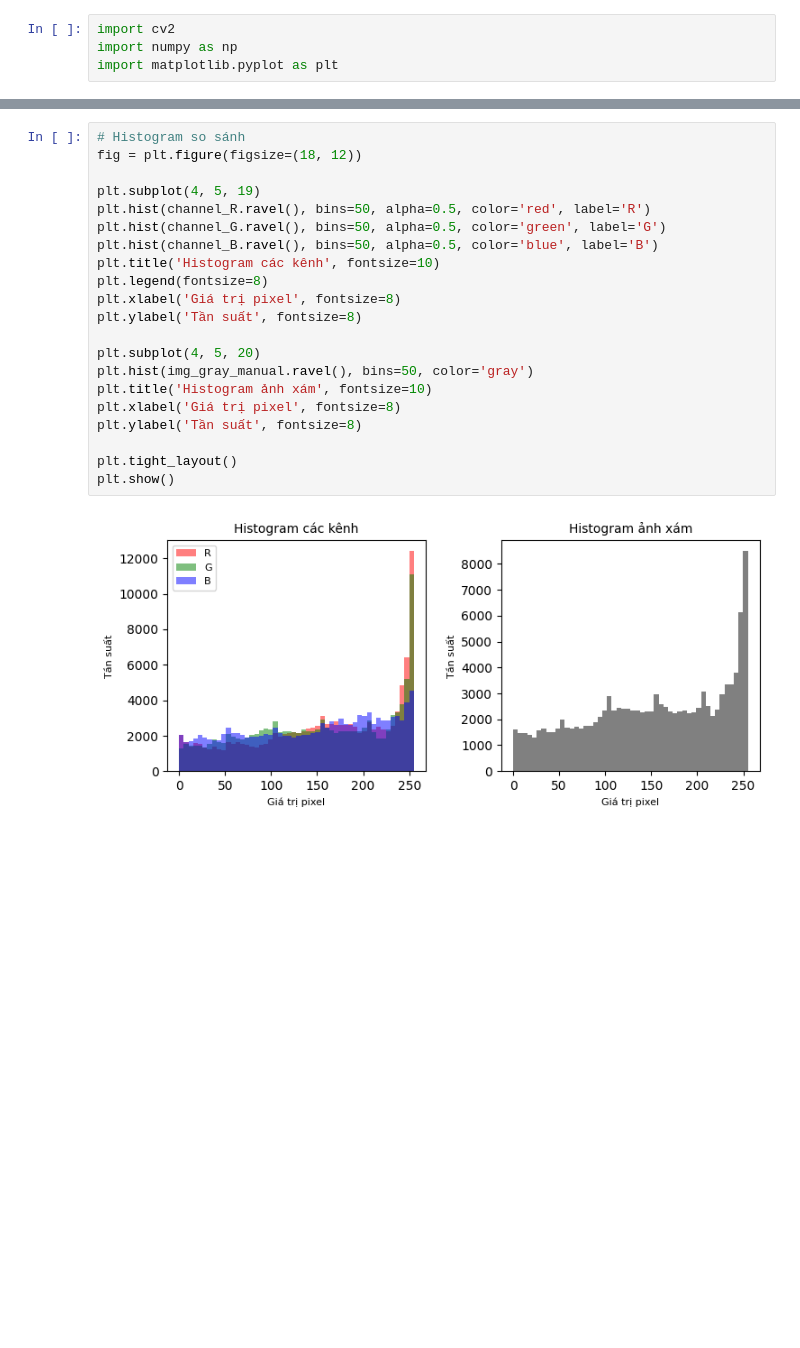
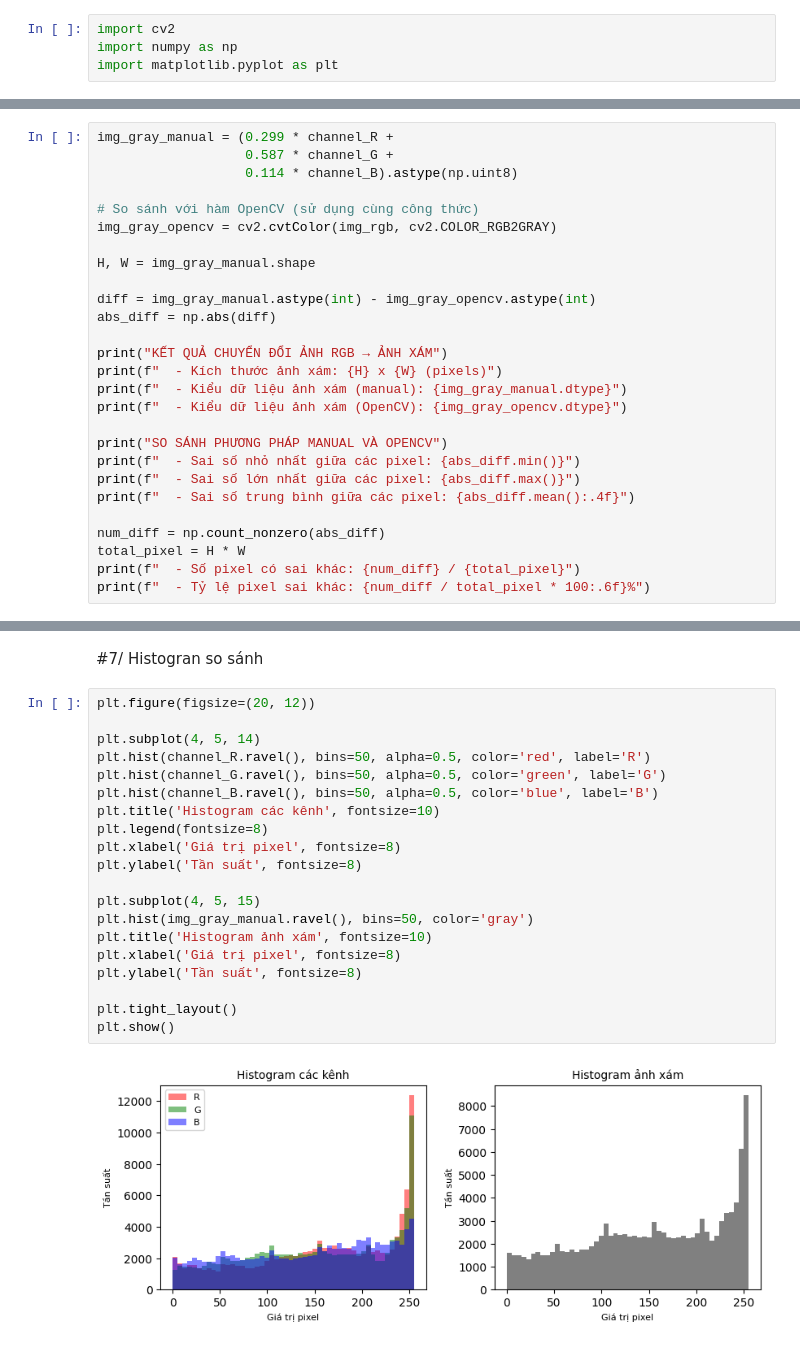
Before and after one commit to TRUONGANKHANG/Assigment_BTL_08_CO3057, a Jupyter notebook: ASS1/RGB.ipynb, the cells around one changed output, grey strips where cells are left out. Cells and saved outputs as stored; diff of their text form; blank space fills up the shorter version.

Commit message:
improve: add some section to describe pipeline and better print command

```diff
--- a/ASS1/RGB.ipynb
+++ b/ASS1/RGB.ipynb
@@ -76,0 +75,27 @@ print(f"✓ Giá trị trung bình - R: {np.mean(channel_R):.2f}, G: {np.mean(ch
+# %%
+img_gray_manual = (0.299 * channel_R +
+                   0.587 * channel_G +
+                   0.114 * channel_B).astype(np.uint8)
+
+# So sánh với hàm OpenCV (sử dụng cùng công thức)
+img_gray_opencv = cv2.cvtColor(img_rgb, cv2.COLOR_RGB2GRAY)
+
+H, W = img_gray_manual.shape
+
+diff = img_gray_manual.astype(int) - img_gray_opencv.astype(int)
+abs_diff = np.abs(diff)
+
+print("KẾT QUẢ CHUYỂN ĐỔI ẢNH RGB → ẢNH XÁM")
+print(f"  - Kích thước ảnh xám: {H} x {W} (pixels)")
+print(f"  - Kiểu dữ liệu ảnh xám (manual): {img_gray_manual.dtype}")
+print(f"  - Kiểu dữ liệu ảnh xám (OpenCV): {img_gray_opencv.dtype}")
+
+print("SO SÁNH PHƯƠNG PHÁP MANUAL VÀ OPENCV")
+print(f"  - Sai số nhỏ nhất giữa các pixel: {abs_diff.min()}")
+print(f"  - Sai số lớn nhất giữa các pixel: {abs_diff.max()}")
+print(f"  - Sai số trung bình giữa các pixel: {abs_diff.mean():.4f}")
+
+num_diff = np.count_nonzero(abs_diff)
+total_pixel = H * W
+print(f"  - Số pixel có sai khác: {num_diff} / {total_pixel}")
+print(f"  - Tỷ lệ pixel sai khác: {num_diff / total_pixel * 100:.6f}%")
@@ -225,23 +216,24 @@ plt.axis('off')
+# %% [markdown]
+#7/ Histogran so sánh
 # %%
-# Histogram so sánh
-fig = plt.figure(figsize=(18, 12))
+plt.figure(figsize=(20, 12))
 
-plt.subplot(4, 5, 19)
+plt.subplot(4, 5, 14)
 plt.hist(channel_R.ravel(), bins=50, alpha=0.5, color='red', label='R')
 plt.hist(channel_G.ravel(), bins=50, alpha=0.5, color='green', label='G')
 plt.hist(channel_B.ravel(), bins=50, alpha=0.5, color='blue', label='B')
 plt.title('Histogram các kênh', fontsize=10)
 plt.legend(fontsize=8)
 plt.xlabel('Giá trị pixel', fontsize=8)
 plt.ylabel('Tần suất', fontsize=8)
 
-plt.subplot(4, 5, 20)
+plt.subplot(4, 5, 15)
 plt.hist(img_gray_manual.ravel(), bins=50, color='gray')
 plt.title('Histogram ảnh xám', fontsize=10)
 plt.xlabel('Giá trị pixel', fontsize=8)
 plt.ylabel('Tần suất', fontsize=8)
 
 plt.tight_layout()
 plt.show()
 # %% [output]
-[figure, old version]
+[figure, new version]
```
Also changed, not shown: parts of 18 cells of this notebook.
